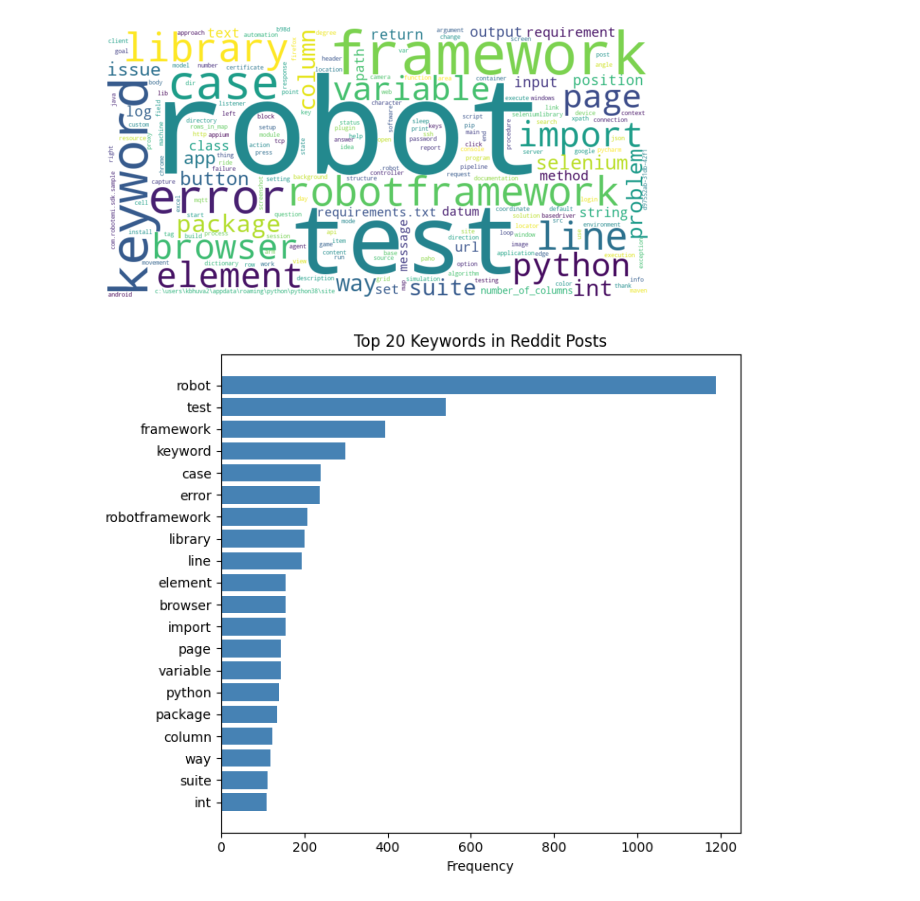
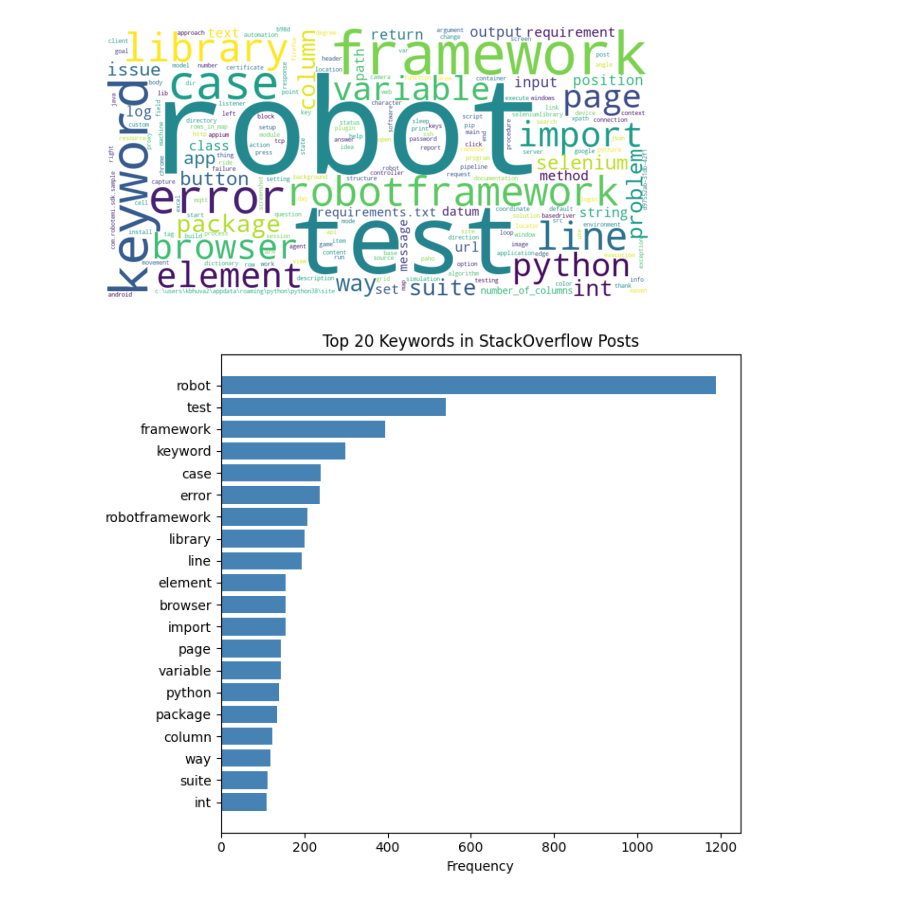
Before and after one commit to ZuxingGit/LaTex, a Jupyter notebook: assignment/ResearchMethod/ResearchPaper/scraper.ipynb, the cells around one changed output. Saved outputs shown, nothing was run; the diff lists cells and outputs as text; code cells hidden in the pictures.

```diff
--- a/assignment/ResearchMethod/ResearchPaper/scraper.ipynb
+++ b/assignment/ResearchMethod/ResearchPaper/scraper.ipynb
@@ -443,12 +443,12 @@ plt.show()
 # %%
 import matplotlib.pyplot as plt
 
 top_words = dict(Counter(counter).most_common(20))
 plt.figure(figsize=(7, 6))
 plt.barh(list(top_words.keys())[::-1], list(top_words.values())[::-1], color='steelblue')
 plt.xlabel("Frequency")
-plt.title("Top 20 Keywords in Reddit Posts")
+plt.title("Top 20 Keywords in StackOverflow Posts")
 plt.tight_layout()
 plt.show()
 # %% [output]
-[figure, old version]
+[figure, new version]
```
Also changed, not shown: parts of 2 cells of this notebook.
